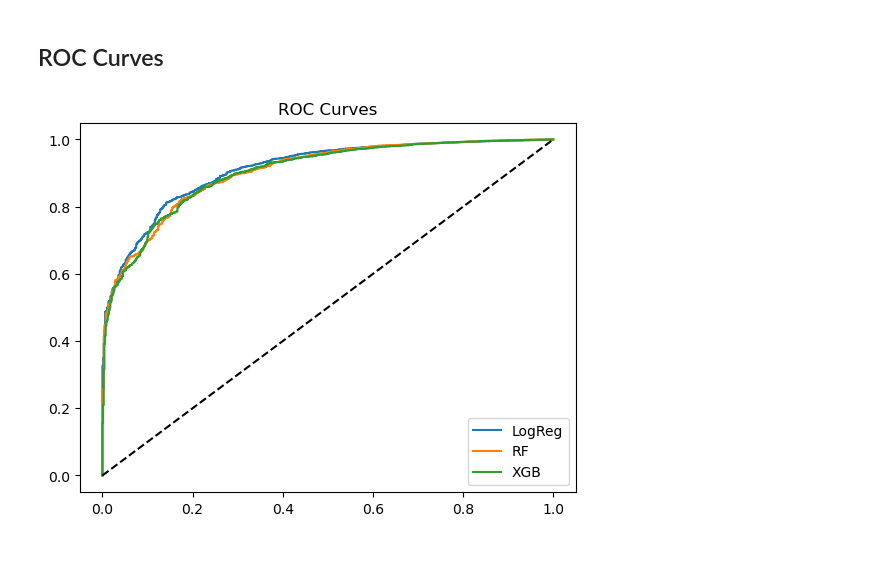
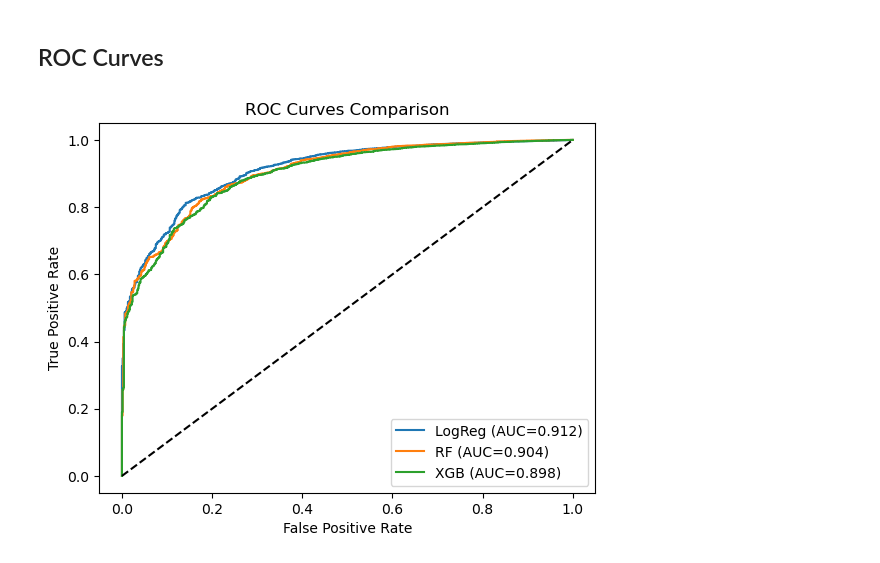
Before and after one commit to Essien1/Diabetes-Prediction, a Jupyter notebook: Diabetes_Prediction.ipynb, the cells around one changed output. Cells and saved outputs as stored; diff of their text form; code cells hidden in the pictures.

```diff
--- a/Diabetes_Prediction.ipynb
+++ b/Diabetes_Prediction.ipynb
@@ -282,9 +293,18 @@ weighted avg       0.00      0.04      0.00     16103
 ### Logistic Regression
 # %%
 # Logistic Regression
-log_reg = LogisticRegression(C=0.1, max_iter=1000, solver='lbfgs',
-                              class_weight='balanced', random_state=42)
+log_reg = LogisticRegression(
+    C=0.1,
+    max_iter=1000,
+    solver='lbfgs',
+    class_weight='balanced',
+    random_state=42
+    )
+
+#Training Model
 log_reg.fit(X_train_res, y_train_res)
+
+#Predicting on test set
 y_pred_log_reg = log_reg.predict(X_test)
 
 # Tuning — search over regularisation strength
@@ -294,10 +314,15 @@ lr_grid = GridSearchCV(
     {'C': [0.01, 0.1, 1, 10]},
     cv=5, scoring='roc_auc', n_jobs=-1
 )
+
+#fit tuning
 lr_grid.fit(X_train_res, y_train_res)
 
+#Getting best model
 print(f"Logistic Regression best C : {lr_grid.best_params_['C']}")
 log_reg_tuned = lr_grid.best_estimator_
+
+#final predictions with tuned model
 y_pred_log_reg_tuned = log_reg_tuned.predict(X_test)
 # %% [output]
 Logistic Regression best C : 10
@@ -485,31 +527,29 @@ weighted avg       0.96      0.72      0.81     16103
 # %% [markdown]
 ## ROC Curves
 # %%
-# # use random forest for ROC example
-# y_prob = random_fr.predict_proba(X_test)[:,1]
 
-# fpr, tpr, _ = roc_curve(y_test, y_prob)
+# store probabilities for all models
+models = {
+    "LogReg": log_reg_tuned,
+    "RF": random_fr_tuned,
+    "XGB": xgb_tuned
+}
 
-# plt.plot(fpr, tpr)
-# plt.title("ROC Curve (Random Forest)")
-# plt.xlabel("False Positive Rate")
-# plt.ylabel("True Positive Rate")
-# plt.show()
-
-# print("ROC-AUC:", roc_auc_score(y_test, y_prob))
-
-for name, model in {
-    "LogReg": log_reg_tuned,
-    "RF": rf_tuned,
-    "XGB": xgb_tuned
-}.items():
+# plot ROC for each model
+for name, model in models.items():
     y_prob = model.predict_proba(X_test)[:,1]
     fpr, tpr, _ = roc_curve(y_test, y_prob)
-    plt.plot(fpr, tpr, label=name)
+    auc = roc_auc_score(y_test, y_prob)
 
+    plt.plot(fpr, tpr, label=f"{name} (AUC={auc:.3f})")
+
+# diagonal baseline line
 plt.plot([0,1],[0,1],'k--')
+
+plt.xlabel("False Positive Rate")
+plt.ylabel("True Positive Rate")
+plt.title("ROC Curves Comparison")
 plt.legend()
-plt.title("ROC Curves")
 plt.show()
 # %% [output]
-[figure, old version]
+[figure, new version]
```
Also changed, not shown: parts of 5 cells of this notebook.
